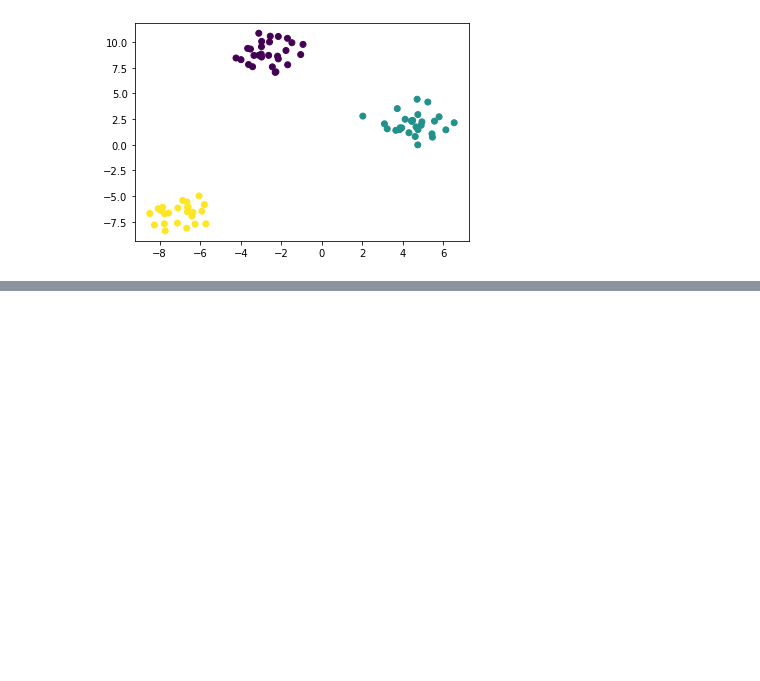
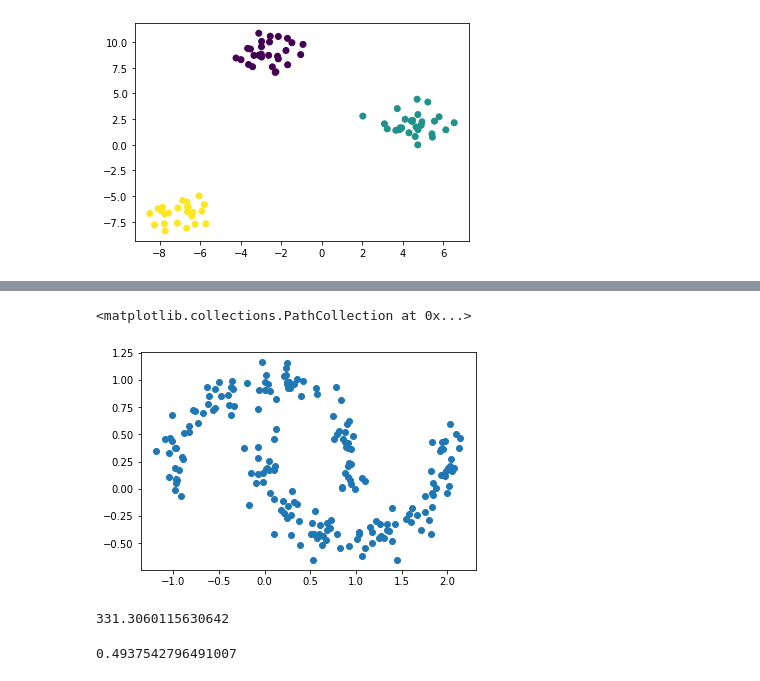
Before and after one commit to mark-andrews/pyml01, a Jupyter notebook: notebooks/kmeans.ipynb, the cells around one changed output, grey strips where cells are left out. Drawn from its saved outputs; the diff is of its cells as text; code cells hidden in the pictures; blank space fills up the shorter version.

```diff
--- a/notebooks/kmeans.ipynb
+++ b/notebooks/kmeans.ipynb
@@ -58,0 +95,13 @@ plt.scatter(X_train[:, 0], X_train[:, 1], c = y_train)
+# %%
+plt.scatter(X_test[:,0], X_test[:, 1])
+# %% [output]
+<matplotlib.collections.PathCollection at 0x...>
+[figure, added]
+# %%
+kmeans.inertia_
+# %% [output]
+331.3060115630642
+# %%
+silhouette_score(X_test, y_pred)
+# %% [output]
+0.4937542796491007
```
Also changed, not shown: parts of 35 cells of this notebook, 2 other files.
